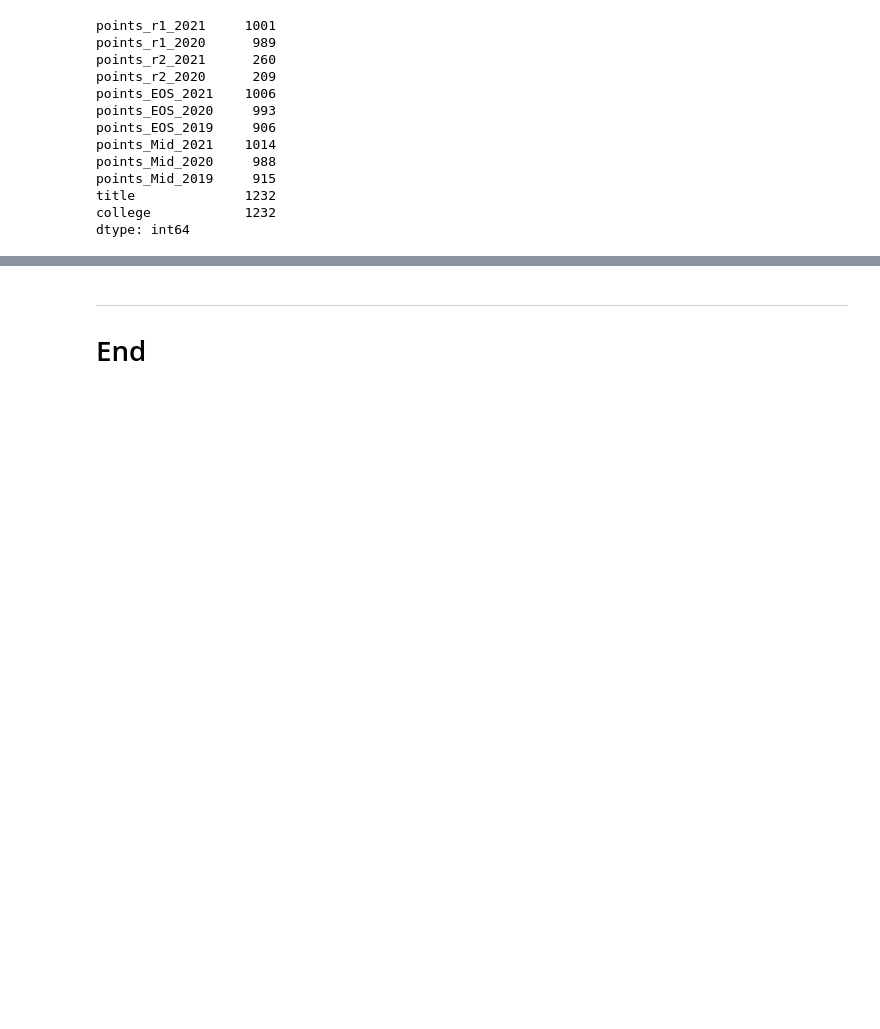
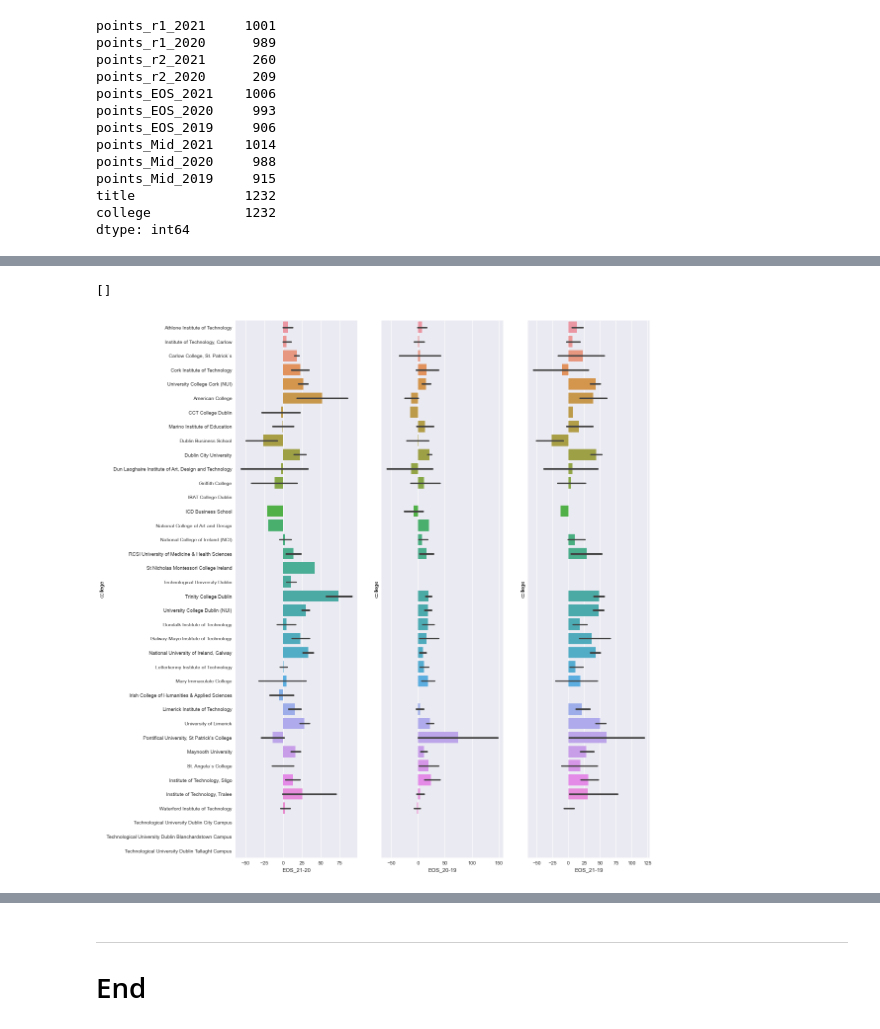
Before and after one commit to ShanePAustin/fundamentals-of-data-analysis, a Jupyter notebook: cao.ipynb, the cells around one changed output, grey strips where cells are left out. Cells and saved outputs as stored; diff of their text form; code cells hidden in the pictures; blank space fills up the shorter version.

```diff
--- a/cao.ipynb
+++ b/cao.ipynb
@@ -820,0 +864,11 @@ Name: college, dtype: int64
+# %%
+fig, axes = plt.subplots(1,3)
+
+ax1 = sns.barplot(x = caoPoints["EOS_21-20"], y = caoPoints["college"], ax=axes[0])
+ax2 = sns.barplot(x = caoPoints["EOS_20-19"], y = caoPoints["college"], ax=axes[1])
+ax2.get_yaxis().set_ticks([])
+ax3 = sns.barplot(x = caoPoints["EOS_21-19"], y = caoPoints["college"], ax=axes[2])
+ax3.get_yaxis().set_ticks([])
+# %% [output]
+[]
+[figure, added]
```
Also changed, not shown: parts of 11 cells of this notebook, 4 other files.
